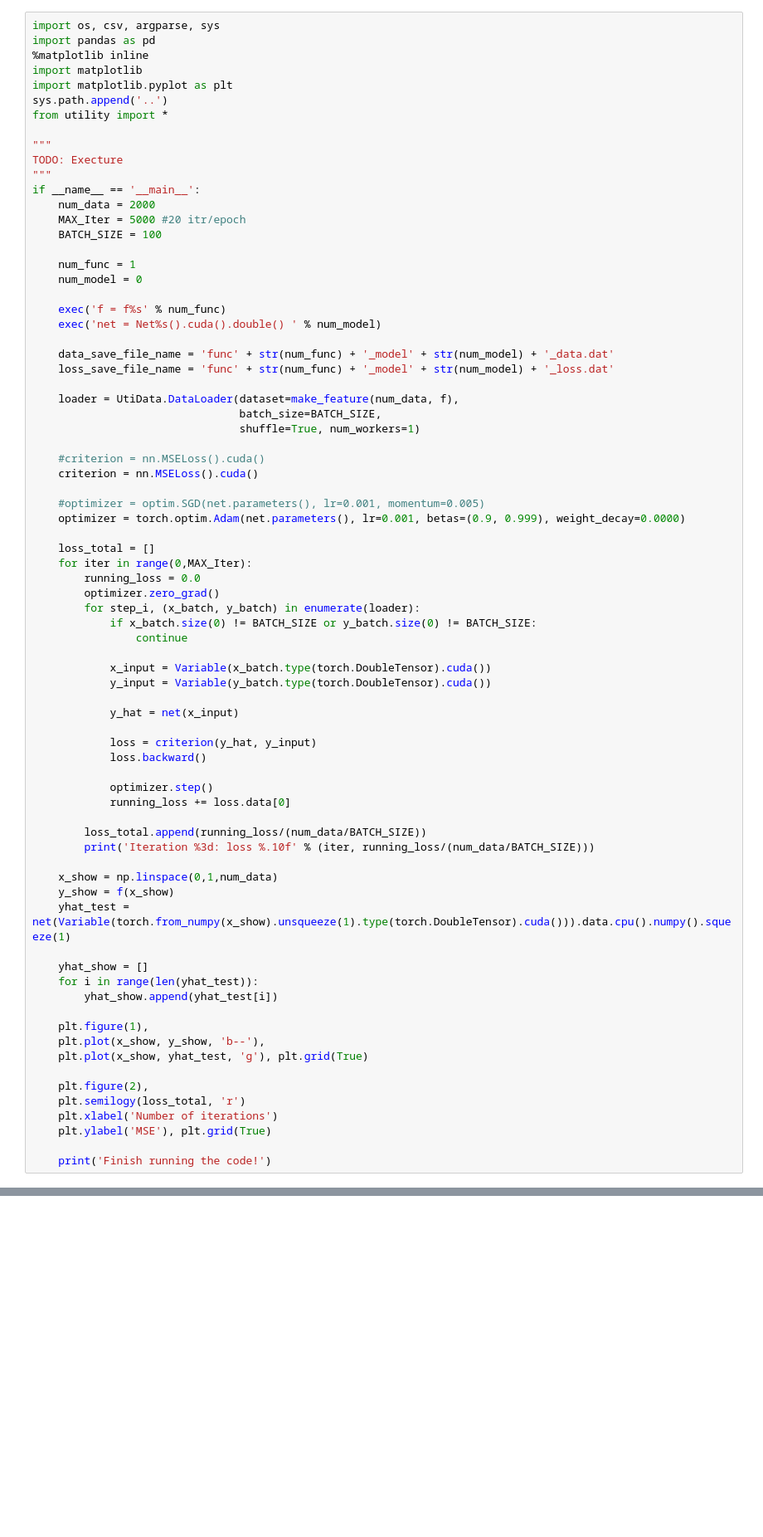
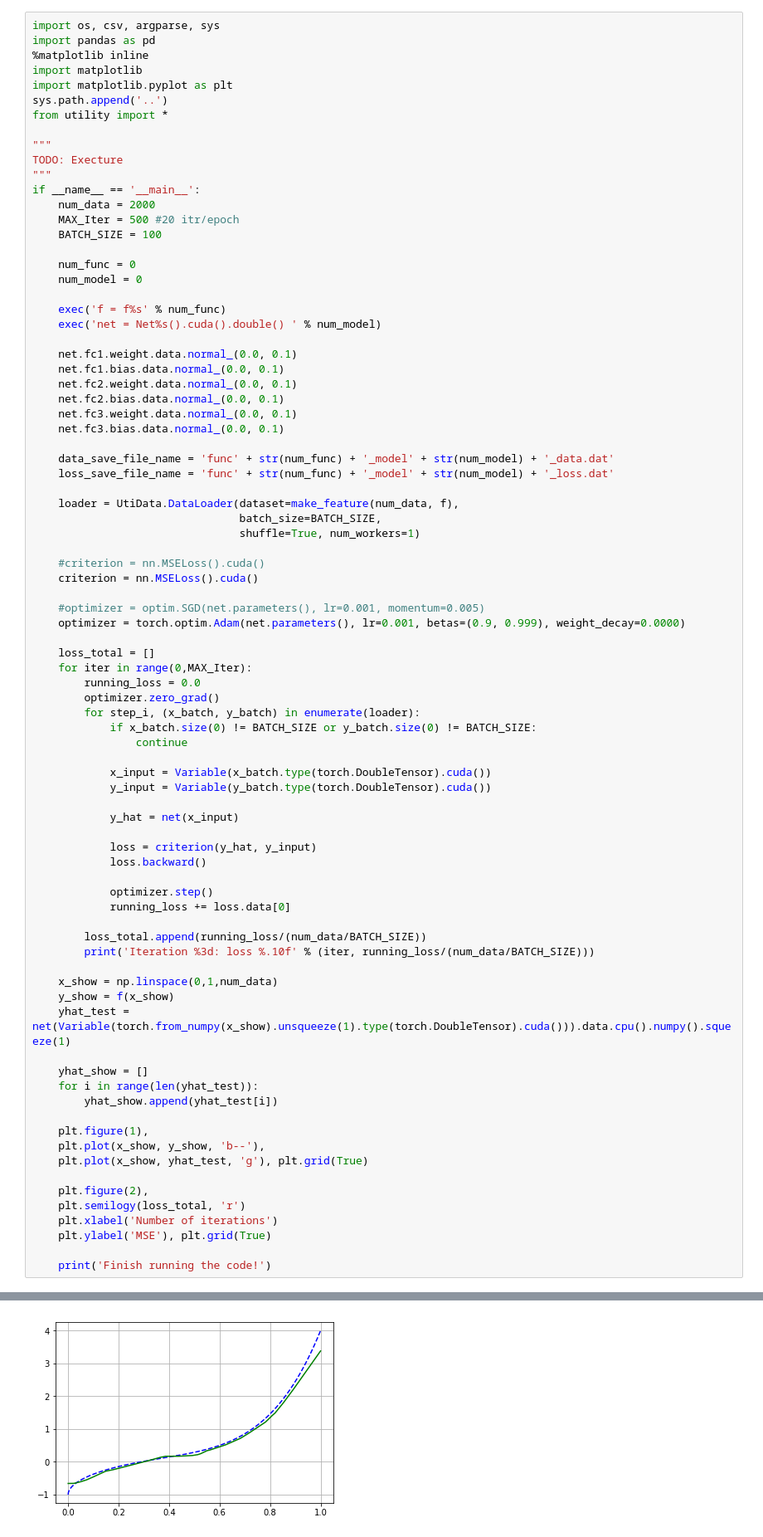
Before and after one commit to lightChaserX/MLDS2018SPRING, a Jupyter notebook: hw1/Results1-1-1/Demo1-1-1.ipynb, the cells around one changed output, grey strips where cells are left out. Shown at 83% size. Saved outputs shown, nothing was run; the diff lists cells and outputs as text; blank space fills up the shorter version.

```diff
--- a/hw1/Results1-1-1/Demo1-1-1.ipynb
+++ b/hw1/Results1-1-1/Demo1-1-1.ipynb
@@ -12,14 +12,21 @@ TODO: Execture
 """
 if __name__ == '__main__':
     num_data = 2000
-    MAX_Iter = 5000 #20 itr/epoch
+    MAX_Iter = 500 #20 itr/epoch
     BATCH_SIZE = 100
 
-    num_func = 1
+    num_func = 0
     num_model = 0
 
     exec('f = f%s' % num_func)
     exec('net = Net%s().cuda().double() ' % num_model)
+
+    net.fc1.weight.data.normal_(0.0, 0.1)
+    net.fc1.bias.data.normal_(0.0, 0.1)
+    net.fc2.weight.data.normal_(0.0, 0.1)
+    net.fc2.bias.data.normal_(0.0, 0.1)
+    net.fc3.weight.data.normal_(0.0, 0.1)
+    net.fc3.bias.data.normal_(0.0, 0.1)
 
     data_save_file_name = 'func' + str(num_func) + '_model' + str(num_model) + '_data.dat'
     loss_save_file_name = 'func' + str(num_func) + '_model' + str(num_model) + '_loss.dat'
@@ -74,3 +81,4 @@ if __name__ == '__main__':
     plt.ylabel('MSE'), plt.grid(True)
 
     print('Finish running the code!')
+# %% [output]
@@ -76,0 +102 @@ if __name__ == '__main__':
+[figure, added]
```
Also changed, not shown: parts of 1 cell of this notebook, 1 other file.
